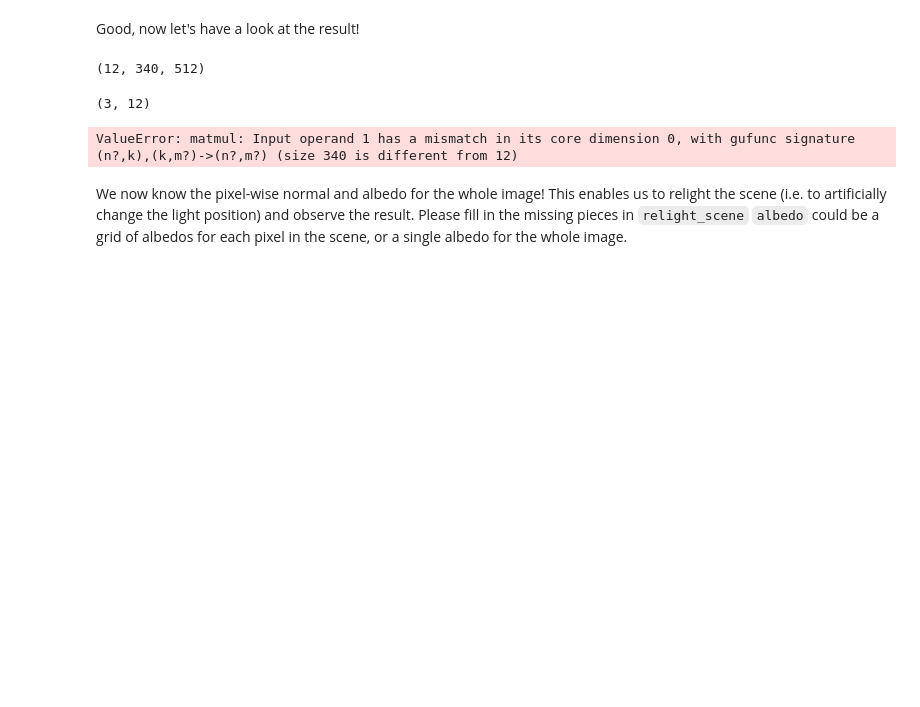
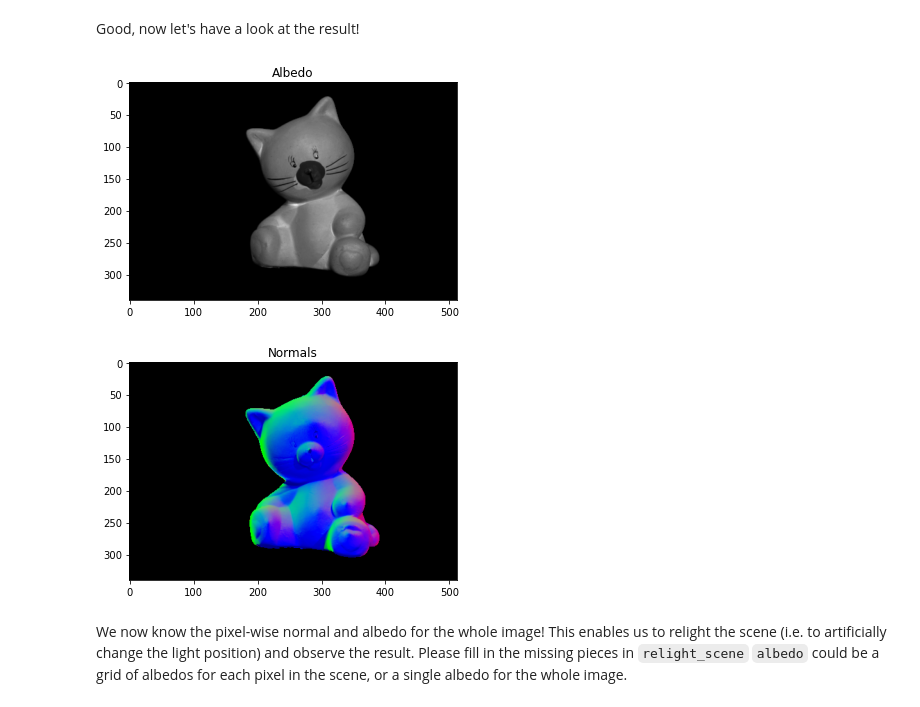
Before and after one commit to wqlevi/CV2022SS, a Jupyter notebook: photometric_stereo.ipynb, the cells around one changed output. Drawn from its saved outputs; the diff is of its cells as text; code cells hidden in the pictures; blank space fills up the shorter version.

````diff
--- a/photometric_stereo.ipynb
+++ b/photometric_stereo.ipynb
@@ -19,7 +19,7 @@ from matplotlib import pyplot as plt
 
 # find the data directory by looking at this files position on your system
 #DATA_DIR = Path(inspect.getfile(lambda: None)).parent.joinpath("data", "psmImages")
-DATA_DIR = Path('psmImages/')
+DATA_DIR = Path('data/psmImages_png/')
 assert (
     DATA_DIR.exists()
 ), "input data does not exist - please mak e sure to run ./get_data.sh in data folder"
@@ -123,9 +123,18 @@ def compute_normals_albedo_map(imgs, mask, light_positions):
             mask : TODO
     """
     # BEGIN REGION SOLUTION
-    tilde_n = np.linalg.pinv(light_positions)@imgs
-    rho = np.linalg.norm(tilde_n)
-    normals_unit = tilde_n / rho
+    # clean background by mask:
+    imgs[np.isnan(imgs)]=0
+    imgs = imgs*mask
+    tilde_n = np.linalg.pinv(light_positions)@imgs.reshape(imgs.shape[0],-1)
+    tilde_n = tilde_n.reshape(light_positions.shape[1],imgs.shape[1],imgs.shape[2])
+    tilde_n = tilde_n.transpose(1,2,0)
+    # light_positions：12*3
+    # imgs: 12*340*512
+    rho = np.linalg.norm(tilde_n,axis=-1)
+    normals_unit = tilde_n / rho[:,:,None] # apply division in first 2 dim
+    # clean normals:
+    normals_unit[np.isnan(normals_unit)] = 0
     # END REGION SOLUTION
 
     assert normals_unit.shape == (imgs.shape[1], imgs.shape[2], 3)
@@ -137,7 +146,3 @@ def compute_normals_albedo_map(imgs, mask, light_positions):
     return normals_unit, rho, mask
 # %% [markdown]
 Good, now let's have a look at the result!
-# %%
-imgs.shape
-# %% [output]
-(12, 340, 512)
@@ -146,21 +149,18 @@ test = np.linalg.pinv(light_positions)
-# %%
-test.shape
-# %% [output]
-(3, 12)
 # %%
 normals_unit, rho, mask = compute_normals_albedo_map(imgs, mask, light_positions)
 
 plt.figure()
 plt.imshow(rho, cmap=plt.cm.gray)
 plt.title("Albedo")
 plt.show()
 
 plt.figure()
-plt.imshow(normals)
+plt.imshow(normals_unit)
 plt.title("Normals")
 plt.show()
 # %% [output]
-ValueError: matmul: Input operand 1 has a mismatch in its core dimension 0, with gufunc signature (n?,k),(k,m?)->(n?,m?) (size 340 is different from 12)
+[figure, added]
+[figure, added]
 # %% [markdown]
 We now know the pixel-wise normal and albedo for the whole image! This enables us to relight the scene (i.e. to artificially change the light position) and observe the result.
 Please fill in the missing pieces in ```relight_scene```
````
Also changed, not shown: parts of 3 cells of this notebook.
